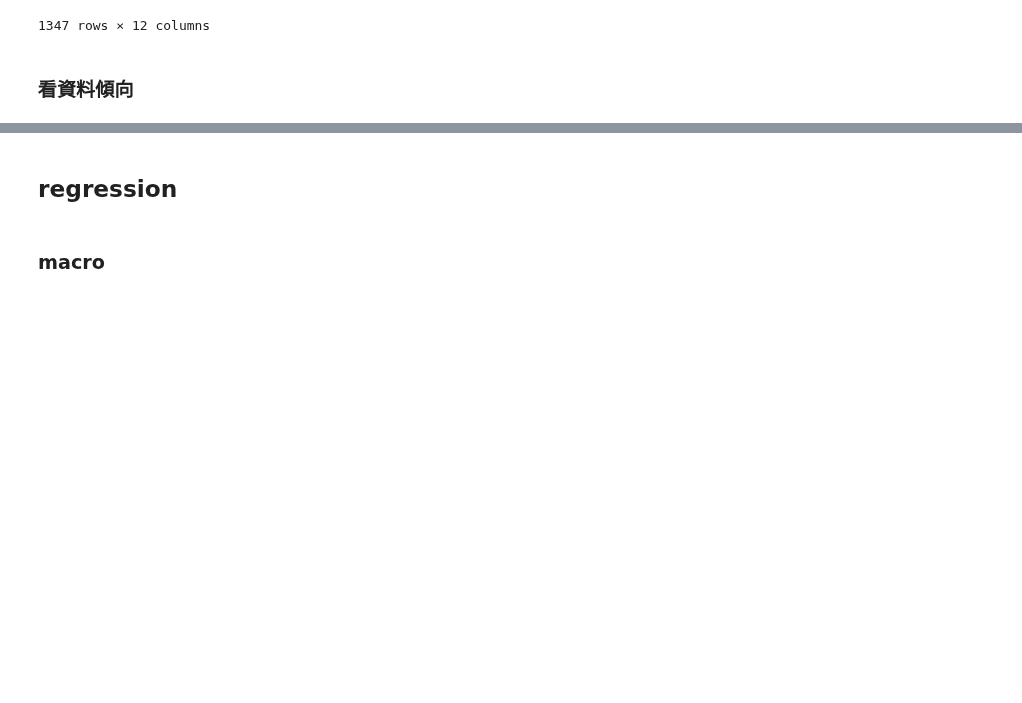
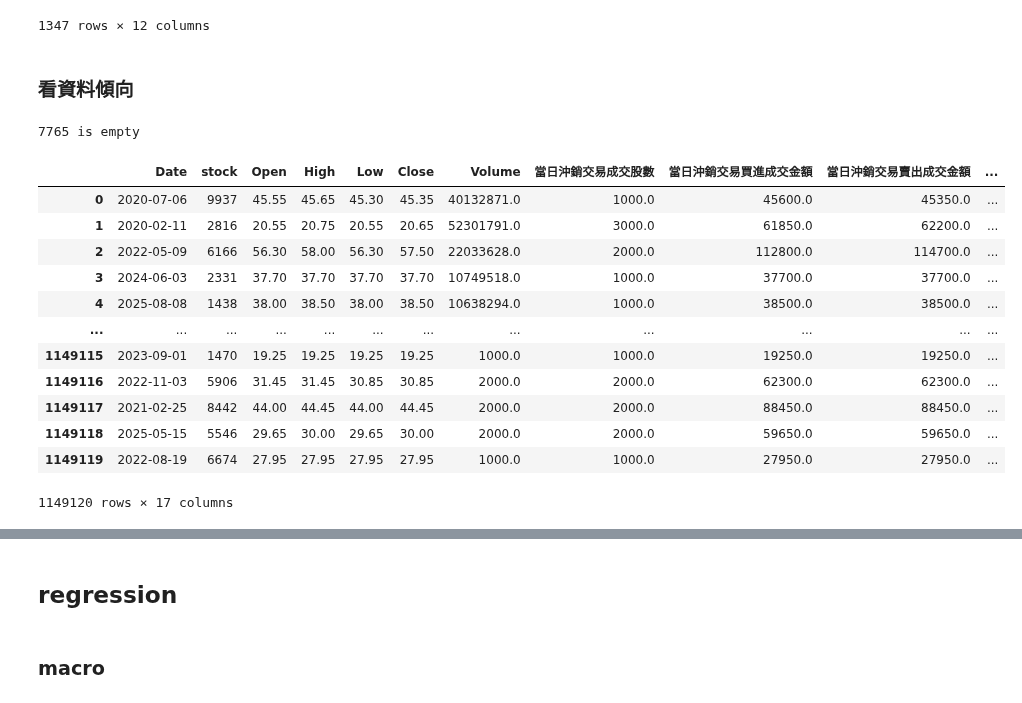
Before and after one commit to Xin95172/JimQuant, a Jupyter notebook: 台股當沖比例effect/main.ipynb, the cells around one changed output, grey strips where cells are left out. Saved outputs shown, nothing was run; the diff lists cells and outputs as text; code cells hidden in the pictures; blank space fills up the shorter version.

```diff
--- a/台股當沖比例effect/main.ipynb
+++ b/台股當沖比例effect/main.ipynb
@@ -61,24 +62,55 @@ file
 # %% [markdown]
 ### 看資料傾向
 # %%
-"""concat 成 panel data"""
+"""concat 成 panel data and sort"""
 
-files = glob("test_data/*.csv")
+files = glob("data/*.csv")
 dfs = []
 for f in files:
     stock_id = f.split("\\")[-1].replace(".csv","")
     df = pd.read_csv(f, parse_dates = ["Date"])
+    if df.empty:
+        print(f"{stock_id} is empty")
+        continue
     df["stock"] = stock_id
-    df["c_o_spread"] = df["Close"] - df["Open"]         # 建立 Close - Open
-    df["c_o_spread_t+1"] = df["c_o_spread"].shift(-1)
+    df["c_o_ret"] = (df["Close"] - df["Open"]) / df["Open"]         # 建立 (Close - Open) / Open
+    df["c_o_ret_t+1"] = df["c_o_ret"].shift(-1)
     dfs.append(df)
 
-df_all = pd.concat(dfs, ignore_index = True)
-df_all = df_all.sort_values(["Date","stock"])
-df_all.dropna(inplace = True)
+ratio_sorted_df = pd.concat(dfs, ignore_index = True)
+ratio_sorted_df = ratio_sorted_df.sort_values(["Date","stock"])
+ratio_sorted_df.dropna(inplace = True)
+ratio_sorted_df = ratio_sorted_df.sort_values("當沖佔交易量比例").reset_index(drop = True)
+ratio_sorted_df.reset_index(drop = True, inplace = True)
+ratio_sorted_df.drop(index = ratio_sorted_df.index[1149120: ], inplace = True)
 
 # 把 'stock' 移到第二個位置
-cols = df_all.columns.tolist()
+cols = ratio_sorted_df.columns.tolist()
 cols.remove("stock")
 cols.insert(1, "stock")
-df_all = df_all[cols]
+ratio_sorted_df = ratio_sorted_df[cols]
+
+# 累加 ret
+ratio_sorted_df["cum_c_o_ret_t+1"] = ratio_sorted_df["c_o_ret_t+1"].cumsum()
+mean = ratio_sorted_df["c_o_ret_t+1"].mean()
+ratio_sorted_df["standardize"] = ratio_sorted_df["c_o_ret_t+1"] - mean
+ratio_sorted_df["cum_standardize"] = ratio_sorted_df["standardize"].cumsum()
+
+# print
+ratio_sorted_df.to_csv("ratio_sorted_df")
+ratio_sorted_df
+# %% [output]
+7765 is empty
+|  | Date | stock | Open | High | Low | Close | Volume | 當日沖銷交易成交股數 | 當日沖銷交易買進成交金額 | 當日沖銷交易賣出成交金額 | ... |
+| 0 | 2020-07-06 | 9937 | 45.55 | 45.65 | 45.30 | 45.35 | 40132871.0 | 1000.0 | 45600.0 | 45350.0 | ... |
+| 1 | 2020-02-11 | 2816 | 20.55 | 20.75 | 20.55 | 20.65 | 52301791.0 | 3000.0 | 61850.0 | 62200.0 | ... |
+| 2 | 2022-05-09 | 6166 | 56.30 | 58.00 | 56.30 | 57.50 | 22033628.0 | 2000.0 | 112800.0 | 114700.0 | ... |
+| 3 | 2024-06-03 | 2331 | 37.70 | 37.70 | 37.70 | 37.70 | 10749518.0 | 1000.0 | 37700.0 | 37700.0 | ... |
+| 4 | 2025-08-08 | 1438 | 38.00 | 38.50 | 38.00 | 38.50 | 10638294.0 | 1000.0 | 38500.0 | 38500.0 | ... |
+| ... | ... | ... | ... | ... | ... | ... | ... | ... | ... | ... | ... |
+| 1149115 | 2023-09-01 | 1470 | 19.25 | 19.25 | 19.25 | 19.25 | 1000.0 | 1000.0 | 19250.0 | 19250.0 | ... |
+| 1149116 | 2022-11-03 | 5906 | 31.45 | 31.45 | 30.85 | 30.85 | 2000.0 | 2000.0 | 62300.0 | 62300.0 | ... |
+| 1149117 | 2021-02-25 | 8442 | 44.00 | 44.45 | 44.00 | 44.45 | 2000.0 | 2000.0 | 88450.0 | 88450.0 | ... |
+| 1149118 | 2025-05-15 | 5546 | 29.65 | 30.00 | 29.65 | 30.00 | 2000.0 | 2000.0 | 59650.0 | 59650.0 | ... |
+| 1149119 | 2022-08-19 | 6674 | 27.95 | 27.95 | 27.95 | 27.95 | 1000.0 | 1000.0 | 27950.0 | 27950.0 | ... |
+1149120 rows × 17 columns
```
Also changed, not shown: parts of 15 cells of this notebook.
